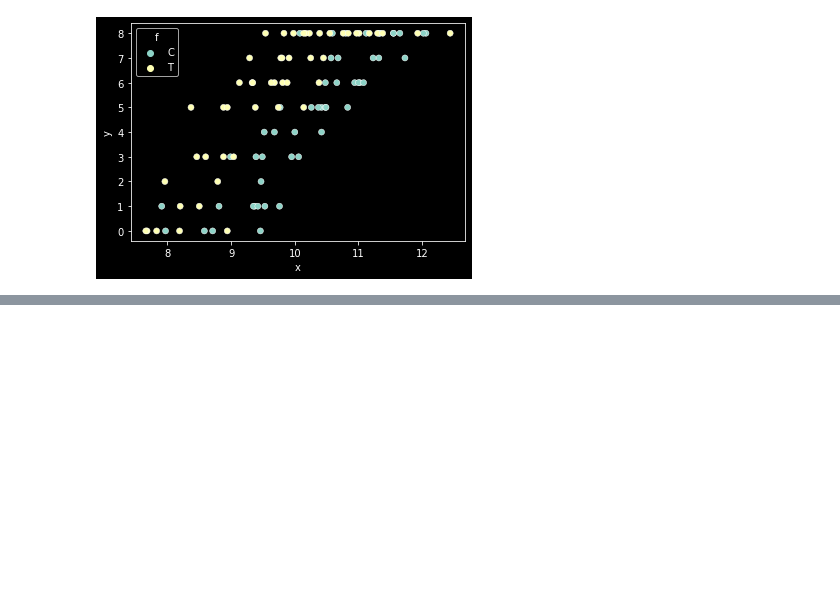
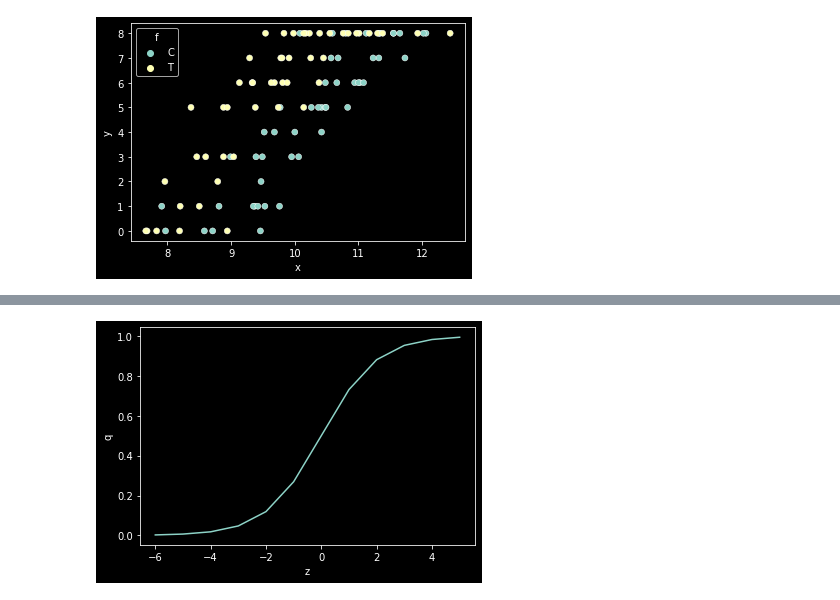
Before and after one commit to kazuogawa/green-book, a Jupyter notebook: chapter6/data6a_describe.ipynb, the cells around one changed output, grey strips where cells are left out. Drawn from its saved outputs; the diff is of its cells as text; code cells hidden in the pictures; blank space fills up the shorter version.

```diff
--- a/chapter6/data6a_describe.ipynb
+++ b/chapter6/data6a_describe.ipynb
@@ -65,0 +85,10 @@ sns.scatterplot(x='x', y='y', hue='f', data=df)
+# %%
+# ロジスティック曲線
+z_list = np.arange(-6, 6)
+q_list = list(map(lambda z: 1 / (1+math.exp(-z)), z_list))
+plt.plot(z_list, q_list)
+plt.xlabel('z')
+plt.ylabel('q')
+plt.show()
+# %% [output]
+[figure, added]
```
Also changed, not shown: parts of 3 cells of this notebook.
